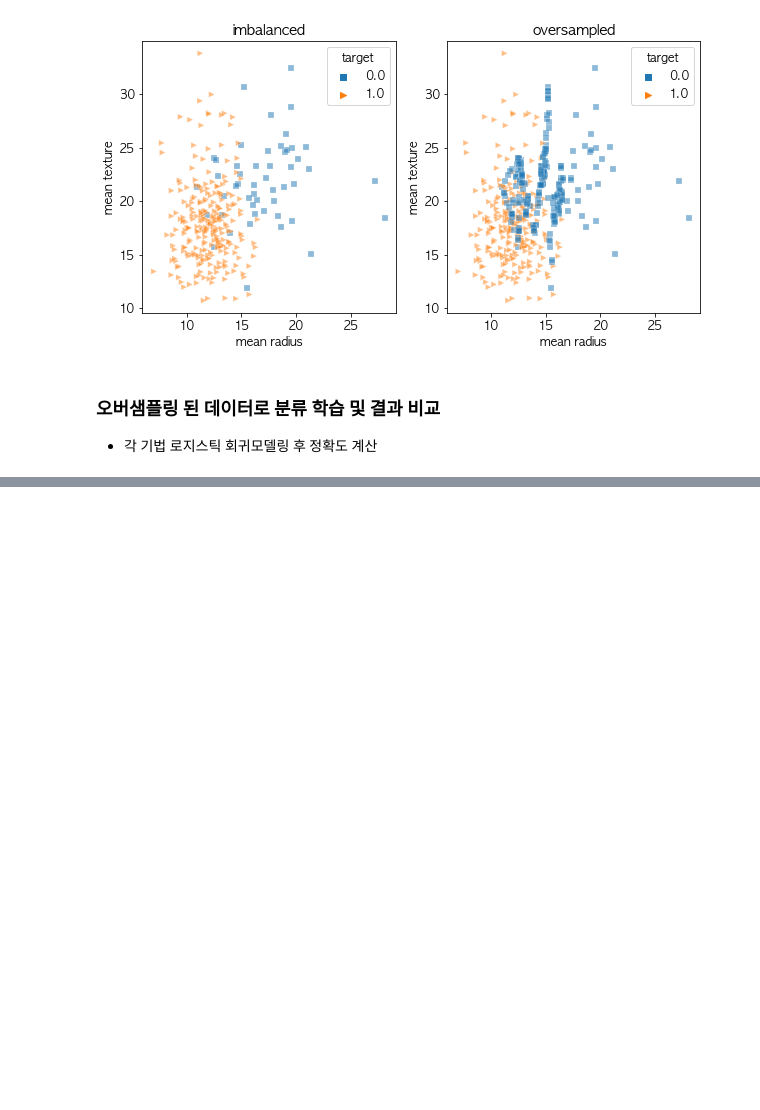
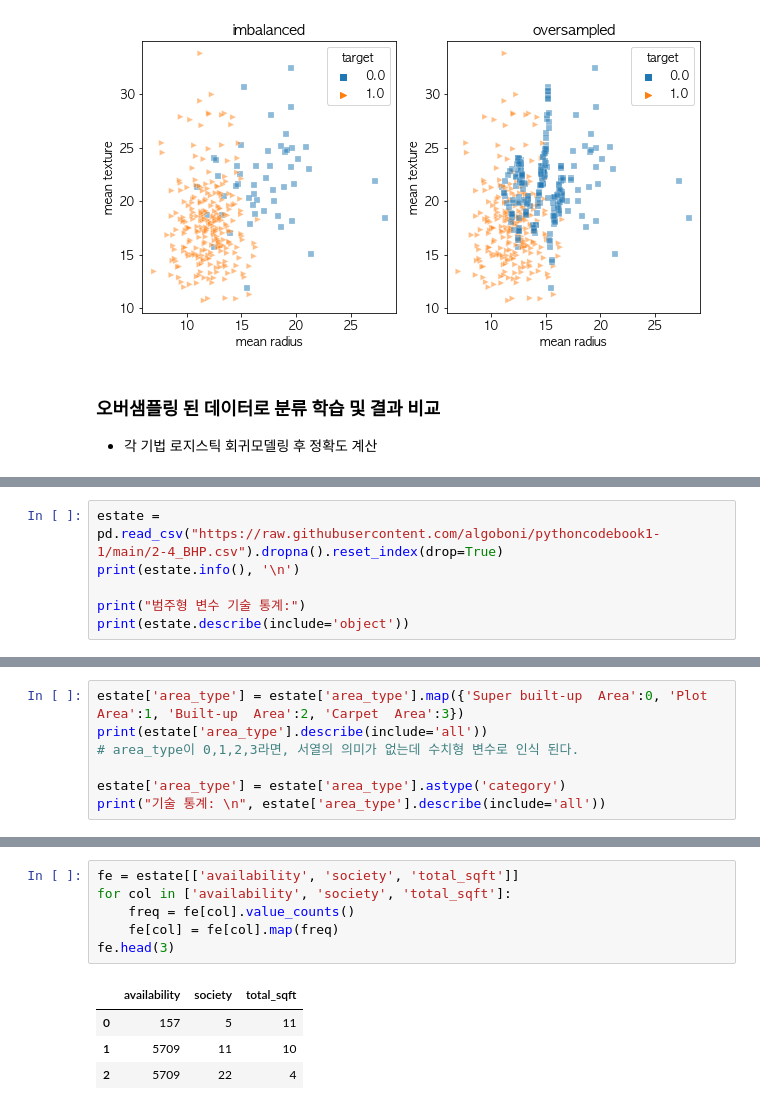
Before and after one commit to klee30810/ADP-study, a Jupyter notebook: stats/codebook/Chap 02. Preprocessing.ipynb, the cells around one changed output, grey strips where cells are left out. Cells and saved outputs as stored; diff of their text form; blank space fills up the shorter version.

```diff
--- a/stats/codebook/Chap 02. Preprocessing.ipynb
+++ b/stats/codebook/Chap 02. Preprocessing.ipynb
@@ -861,0 +1044,6 @@ plt.show()
+# %%
+estate = pd.read_csv("https://raw.githubusercontent.com/algoboni/pythoncodebook1-1/main/2-4_BHP.csv").dropna().reset_index(drop=True)
+print(estate.info(), '\n')
+
+print("범주형 변수 기술 통계:")
+print(estate.describe(include='object'))
@@ -861,0 +1131,7 @@ plt.show()
+# %%
+estate['area_type'] = estate['area_type'].map({'Super built-up  Area':0, 'Plot  Area':1, 'Built-up  Area':2, 'Carpet  Area':3})
+print(estate['area_type'].describe(include='all'))
+# area_type이 0,1,2,3라면, 서열의 의미가 없는데 수치형 변수로 인식 된다.
+
+estate['area_type'] = estate['area_type'].astype('category')
+print("기술 통계: \n", estate['area_type'].describe(include='all'))
@@ -861,0 +1226,11 @@ plt.show()
+# %%
+fe = estate[['availability', 'society', 'total_sqft']]
+for col in ['availability', 'society', 'total_sqft']:
+    freq = fe[col].value_counts()
+    fe[col] = fe[col].map(freq)
+fe.head(3)
+# %% [output]
+|  | availability | society | total_sqft |
+| 0 | 157 | 5 | 11 |
+| 1 | 5709 | 11 | 10 |
+| 2 | 5709 | 22 | 4 |
```
Also changed, not shown: parts of 69 cells of this notebook.
